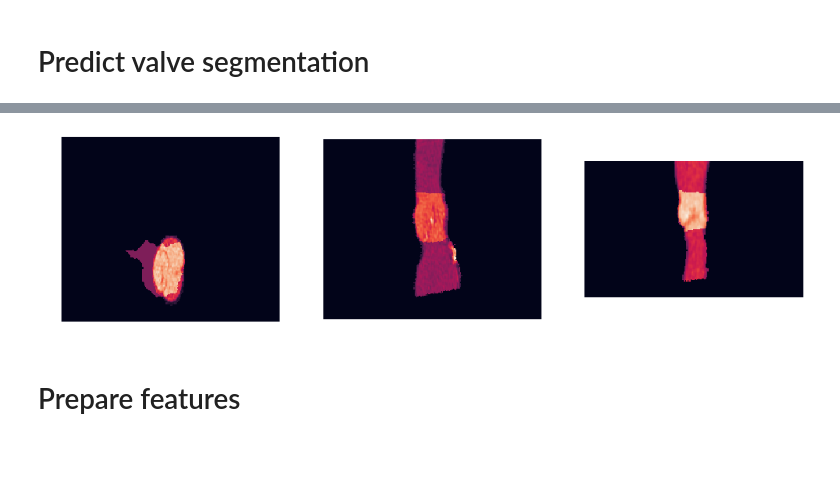
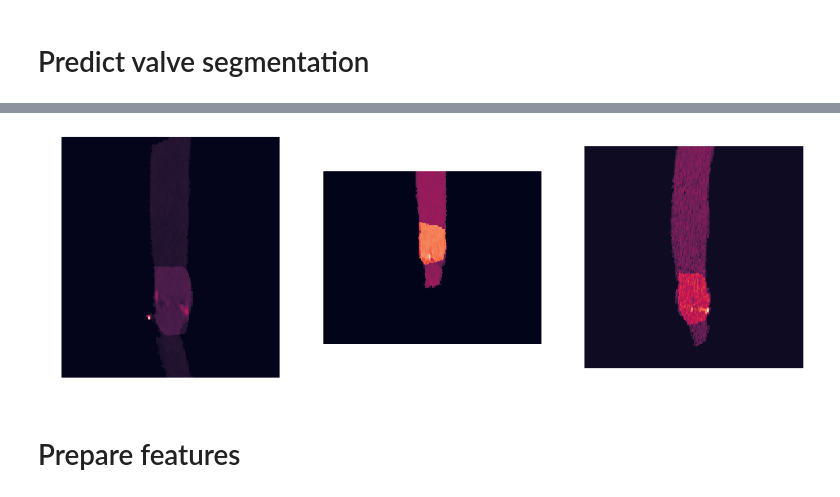
Before and after one commit to vessemer/AortaEstimation, a Jupyter notebook: demo.ipynb, the cells around one changed output, grey strips where cells are left out. Saved outputs shown, nothing was run; the diff lists cells and outputs as text; code cells hidden in the pictures; blank space fills up the shorter version.

```diff
--- a/demo.ipynb
+++ b/demo.ipynb
@@ -124,6 +122,6 @@ totalMemory: 11.17GiB freeMemory: 11.10GiB
 # %%
-paths = glob('../DM_Data/RIII_test_predicts/*')
-pdir = '../DM_Data/RIII_test_pdir'
+paths = glob('../DM_Data/predicted_aorta/*')
+pdir = '../DM_Data/processed_patient'
 plt.figure(figsize=(17, 7))
 
 for i in range(3):
@@ -202,10 +207,10 @@ optional arguments:
 # %%
-idir = os.path.join('/', 'home', 'ubuntu', 'edata', 'patches')
+idir = '../DM_Data/prepared_valve_training'
 plt.figure(figsize=(17, 7))
 for i in range(3):
     path = np.random.choice(glob(os.path.join(idir, '*')))
     mask = np.load(os.path.join(path, 'mask_0.npy'))
-    patch = np.load(os.path.join(path, 'pathc_0.npy'))
+    patch = np.load(os.path.join(path, 'patch_0.npy'))
     plt.subplot(1, 3, i + 1)
     plt.imshow(patch + mask)
     plt.axis('off');
@@ -275,17 +283,17 @@ totalMemory: 11.17GiB freeMemory: 11.10GiB
 # %%
-idir = os.path.join('/', 'home', 'ubuntu', 'edata', 'valve_output')
-mdir = os.path.join('/', 'home', 'ubuntu', 'edata', 'patches')
+idir = '../DM_Data/predicted_valve/'
+mdir = '../DM_Data/prepared_valve_training/'
 
 plt.figure(figsize=(17, 7))
 for i in range(3):
     path = np.random.choice(glob(os.path.join(idir, '*')))
-    patch = np.load(os.path.join(mdir, os.path.basename(path)[:-4], 'pathc_3.npy'))
+    patch = np.load(os.path.join(mdir, os.path.basename(path)[:-4], 'patch_3.npy'))
     predict = np.load(os.path.join(path))
     plt.subplot(1, 3, i + 1)
     plt.imshow(patch[:predict.shape[0], :predict.shape[1]] + predict[:patch.shape[0], :patch.shape[1]])
     plt.axis('off');
 # %% [output]
-[figure, old version]
+[figure, new version]
 # %% [markdown]
 # Prepare features
 # %%
```
Also changed, not shown: parts of 16 cells of this notebook, 8 other files.
